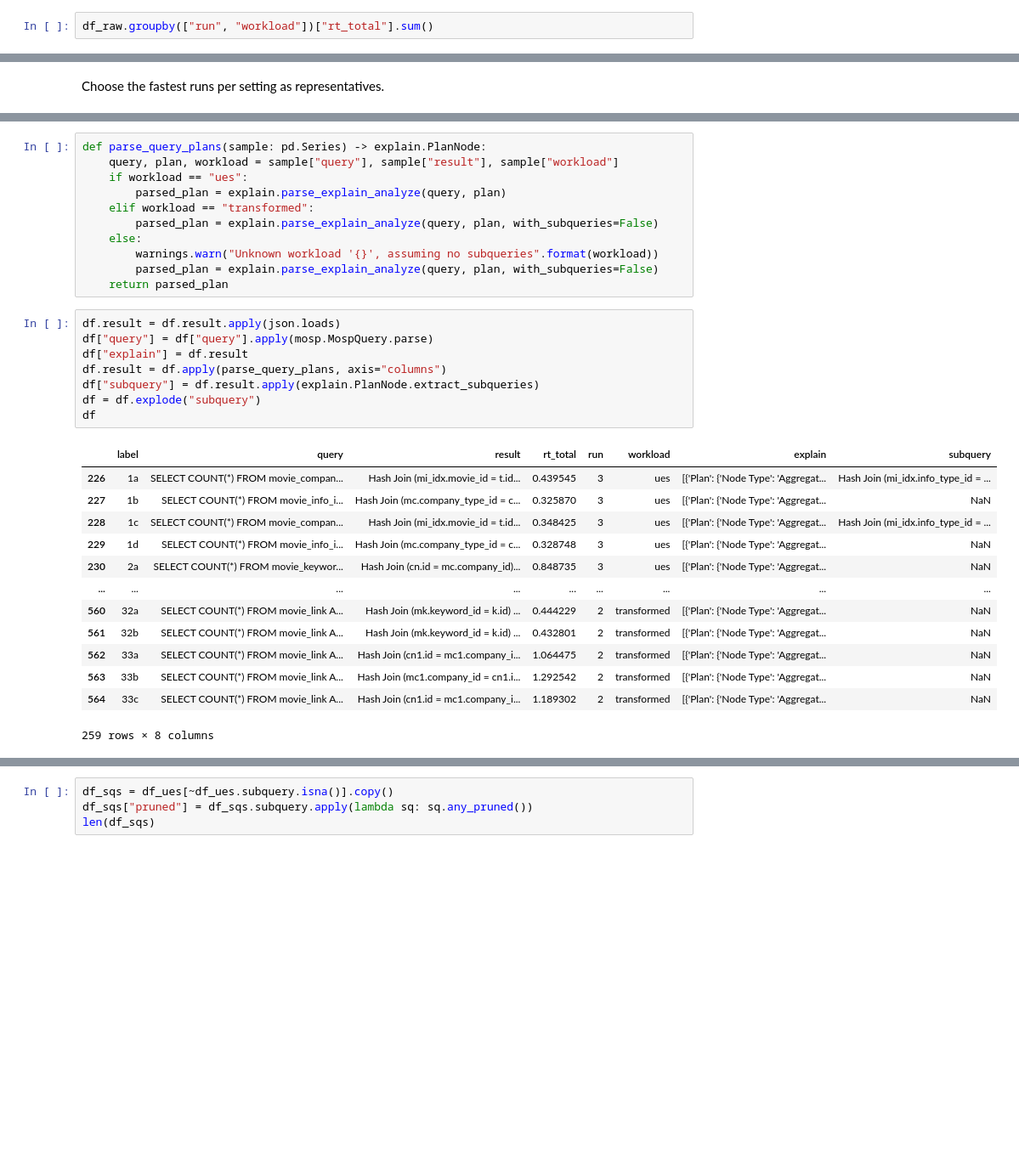
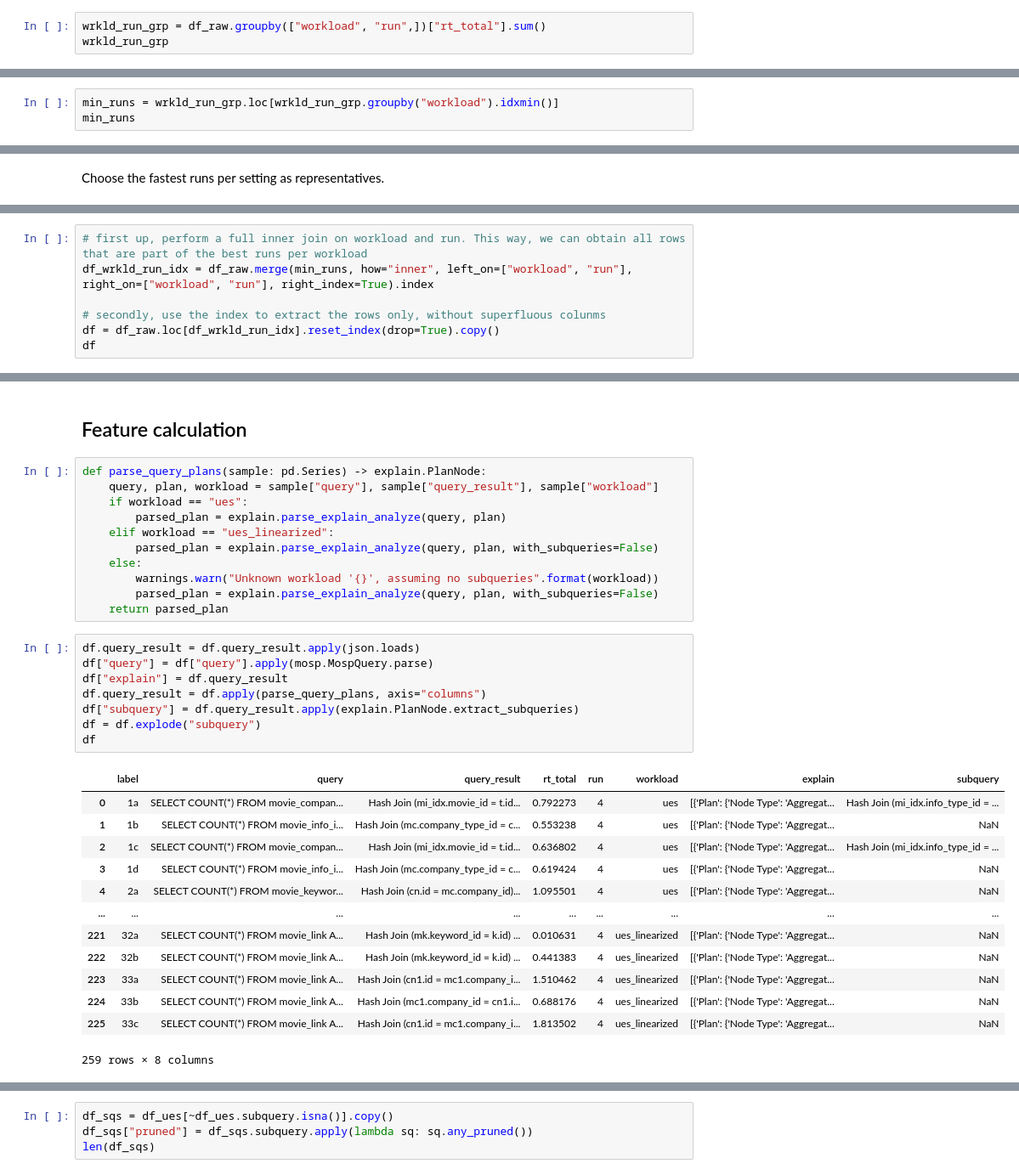
Before and after one commit to rbergm/PostBOUND, a Jupyter notebook: ues/UES_WorkloadAnalysis.ipynb, the cells around one changed output, grey strips where cells are left out. Shown: that part at 85% size. Saved outputs shown, nothing was run; the diff lists cells and outputs as text; blank space fills up the shorter version.

```diff
--- a/ues/UES_WorkloadAnalysis.ipynb
+++ b/ues/UES_WorkloadAnalysis.ipynb
@@ -21,3 +43,4 @@ df_raw = pd.read_csv("workloads/job-ues-results-fks-nonlj.csv")
 # %%
-df_raw.groupby(["run", "workload"])["rt_total"].sum()
+wrkld_run_grp = df_raw.groupby(["workload", "run",])["rt_total"].sum()
+wrkld_run_grp
 # %% [output]
@@ -31,0 +61,3 @@ Name: rt_total, dtype: float64
+# %%
+min_runs = wrkld_run_grp.loc[wrkld_run_grp.groupby("workload").idxmin()]
+min_runs
@@ -37,0 +71,7 @@ df = pd.concat([repr_ues, repr_trans])
+# %%
+# first up, perform a full inner join on workload and run. This way, we can obtain all rows that are part of the best runs per workload
+df_wrkld_run_idx = df_raw.merge(min_runs, how="inner", left_on=["workload", "run"], right_on=["workload", "run"], right_index=True).index
+
+# secondly, use the index to extract the rows only, without superfluous colunms
+df = df_raw.loc[df_wrkld_run_idx].reset_index(drop=True).copy()
+df
@@ -38,35 +92,37 @@ df = pd.concat([repr_ues, repr_trans])
+# %% [markdown]
+## Feature calculation
 # %%
 def parse_query_plans(sample: pd.Series) -> explain.PlanNode:
-    query, plan, workload = sample["query"], sample["result"], sample["workload"]
+    query, plan, workload = sample["query"], sample["query_result"], sample["workload"]
     if workload == "ues":
         parsed_plan = explain.parse_explain_analyze(query, plan)
-    elif workload == "transformed":
+    elif workload == "ues_linearized":
         parsed_plan = explain.parse_explain_analyze(query, plan, with_subqueries=False)
     else:
         warnings.warn("Unknown workload '{}', assuming no subqueries".format(workload))
         parsed_plan = explain.parse_explain_analyze(query, plan, with_subqueries=False)
     return parsed_plan
 # %%
-df.result = df.result.apply(json.loads)
+df.query_result = df.query_result.apply(json.loads)
 df["query"] = df["query"].apply(mosp.MospQuery.parse)
-df["explain"] = df.result
-df.result = df.apply(parse_query_plans, axis="columns")
-df["subquery"] = df.result.apply(explain.PlanNode.extract_subqueries)
+df["explain"] = df.query_result
+df.query_result = df.apply(parse_query_plans, axis="columns")
+df["subquery"] = df.query_result.apply(explain.PlanNode.extract_subqueries)
 df = df.explode("subquery")
 df
 # %% [output]
-|  | label | query | result | rt_total | run | workload | explain | subquery |
-| 226 | 1a | SELECT COUNT(*) FROM movie_compan... | Hash Join (mi_idx.movie_id = t.id... | 0.439545 | 3 | ues | [{'Plan': {'Node Type': 'Aggregat... | Hash Join (mi_idx.info_type_id = ... |
-| 227 | 1b | SELECT COUNT(*) FROM movie_info_i... | Hash Join (mc.company_type_id = c... | 0.325870 | 3 | ues | [{'Plan': {'Node Type': 'Aggregat... | NaN |
-| 228 | 1c | SELECT COUNT(*) FROM movie_compan... | Hash Join (mi_idx.movie_id = t.id... | 0.348425 | 3 | ues | [{'Plan': {'Node Type': 'Aggregat... | Hash Join (mi_idx.info_type_id = ... |
-| 229 | 1d | SELECT COUNT(*) FROM movie_info_i... | Hash Join (mc.company_type_id = c... | 0.328748 | 3 | ues | [{'Plan': {'Node Type': 'Aggregat... | NaN |
-| 230 | 2a | SELECT COUNT(*) FROM movie_keywor... | Hash Join (cn.id = mc.company_id)... | 0.848735 | 3 | ues | [{'Plan': {'Node Type': 'Aggregat... | NaN |
+|  | label | query | query_result | rt_total | run | workload | explain | subquery |
+| 0 | 1a | SELECT COUNT(*) FROM movie_compan... | Hash Join (mi_idx.movie_id = t.id... | 0.792273 | 4 | ues | [{'Plan': {'Node Type': 'Aggregat... | Hash Join (mi_idx.info_type_id = ... |
+| 1 | 1b | SELECT COUNT(*) FROM movie_info_i... | Hash Join (mc.company_type_id = c... | 0.553238 | 4 | ues | [{'Plan': {'Node Type': 'Aggregat... | NaN |
+| 2 | 1c | SELECT COUNT(*) FROM movie_compan... | Hash Join (mi_idx.movie_id = t.id... | 0.636802 | 4 | ues | [{'Plan': {'Node Type': 'Aggregat... | Hash Join (mi_idx.info_type_id = ... |
+| 3 | 1d | SELECT COUNT(*) FROM movie_info_i... | Hash Join (mc.company_type_id = c... | 0.619424 | 4 | ues | [{'Plan': {'Node Type': 'Aggregat... | NaN |
+| 4 | 2a | SELECT COUNT(*) FROM movie_keywor... | Hash Join (cn.id = mc.company_id)... | 1.095501 | 4 | ues | [{'Plan': {'Node Type': 'Aggregat... | NaN |
 | ... | ... | ... | ... | ... | ... | ... | ... | ... |
-| 560 | 32a | SELECT COUNT(*) FROM movie_link A... | Hash Join (mk.keyword_id = k.id) ... | 0.444229 | 2 | transformed | [{'Plan': {'Node Type': 'Aggregat... | NaN |
-| 561 | 32b | SELECT COUNT(*) FROM movie_link A... | Hash Join (mk.keyword_id = k.id) ... | 0.432801 | 2 | transformed | [{'Plan': {'Node Type': 'Aggregat... | NaN |
-| 562 | 33a | SELECT COUNT(*) FROM movie_link A... | Hash Join (cn1.id = mc1.company_i... | 1.064475 | 2 | transformed | [{'Plan': {'Node Type': 'Aggregat... | NaN |
-| 563 | 33b | SELECT COUNT(*) FROM movie_link A... | Hash Join (mc1.company_id = cn1.i... | 1.292542 | 2 | transformed | [{'Plan': {'Node Type': 'Aggregat... | NaN |
-| 564 | 33c | SELECT COUNT(*) FROM movie_link A... | Hash Join (cn1.id = mc1.company_i... | 1.189302 | 2 | transformed | [{'Plan': {'Node Type': 'Aggregat... | NaN |
+| 221 | 32a | SELECT COUNT(*) FROM movie_link A... | Hash Join (mk.keyword_id = k.id) ... | 0.010631 | 4 | ues_linearized | [{'Plan': {'Node Type': 'Aggregat... | NaN |
+| 222 | 32b | SELECT COUNT(*) FROM movie_link A... | Hash Join (mk.keyword_id = k.id) ... | 0.441383 | 4 | ues_linearized | [{'Plan': {'Node Type': 'Aggregat... | NaN |
+| 223 | 33a | SELECT COUNT(*) FROM movie_link A... | Hash Join (cn1.id = mc1.company_i... | 1.510462 | 4 | ues_linearized | [{'Plan': {'Node Type': 'Aggregat... | NaN |
+| 224 | 33b | SELECT COUNT(*) FROM movie_link A... | Hash Join (mc1.company_id = cn1.i... | 0.688176 | 4 | ues_linearized | [{'Plan': {'Node Type': 'Aggregat... | NaN |
+| 225 | 33c | SELECT COUNT(*) FROM movie_link A... | Hash Join (cn1.id = mc1.company_i... | 1.813502 | 4 | ues_linearized | [{'Plan': {'Node Type': 'Aggregat... | NaN |
 259 rows × 8 columns
 # %%
 df_ues = df[df.workload == "ues"].copy()
```
Also changed, not shown: parts of 18 cells of this notebook.
